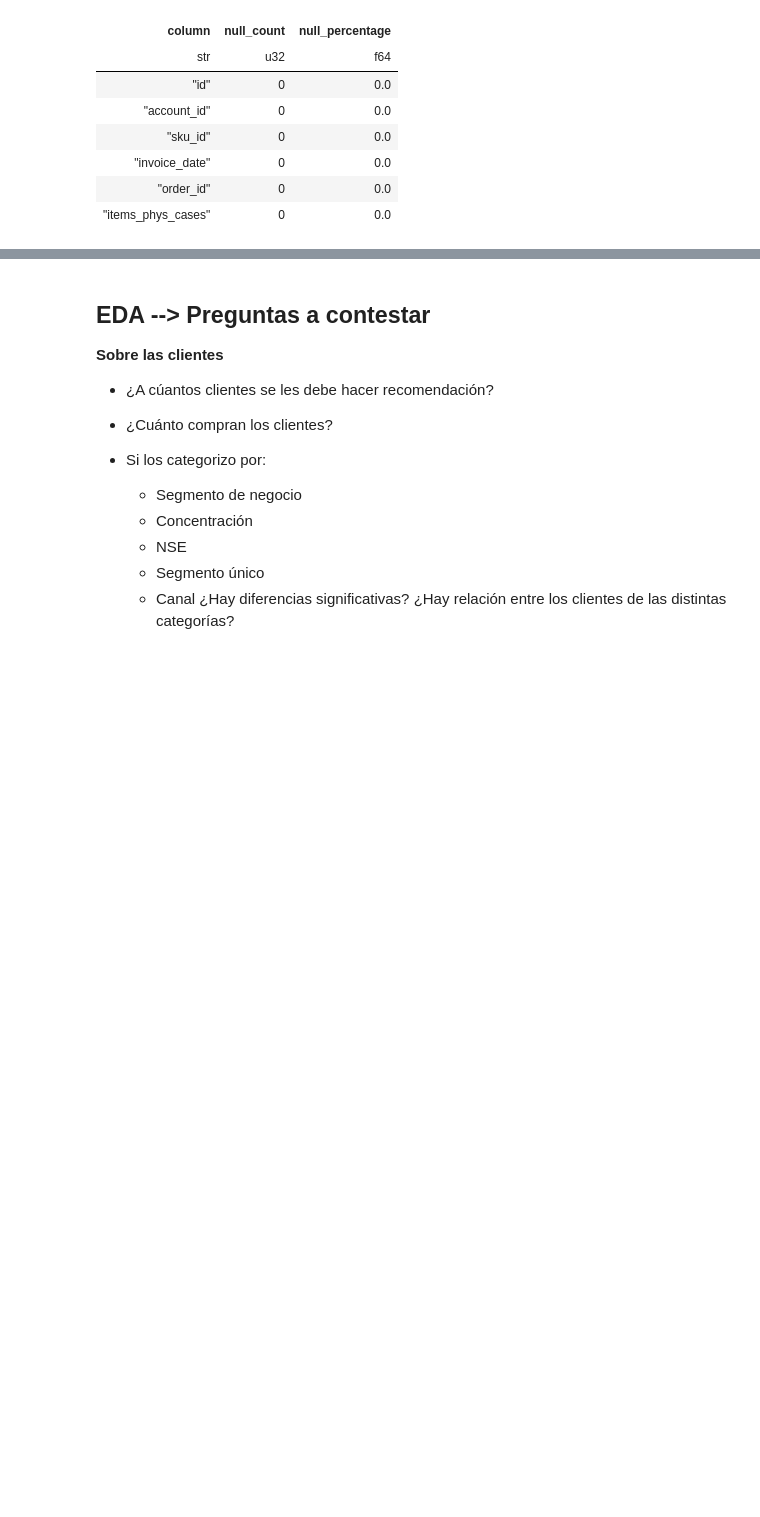
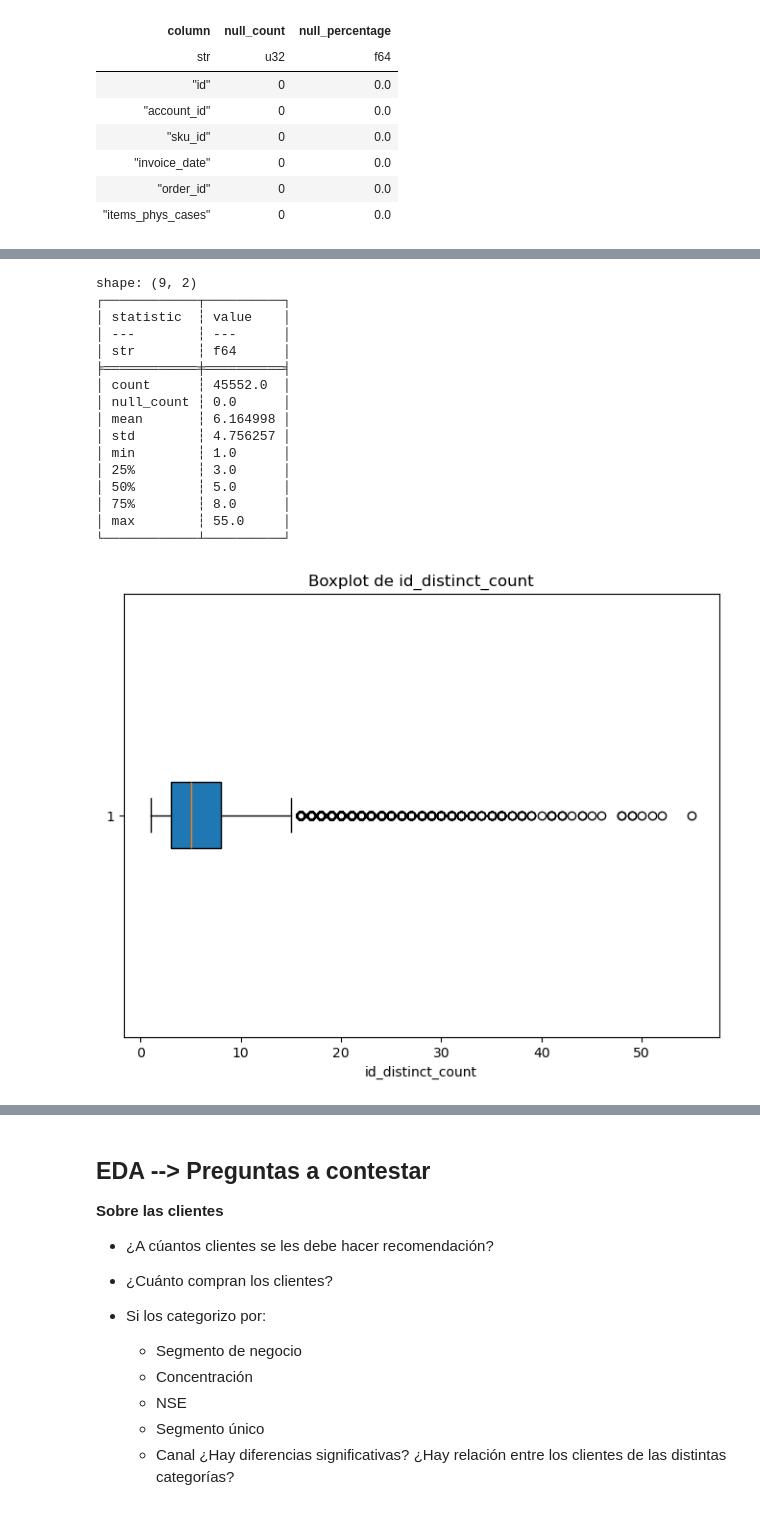
Before and after one commit to iair/challenge_AB_InBev, a Jupyter notebook: notebooks/preprocessing_EDA.ipynb, the cells around one changed output, grey strips where cells are left out. Drawn from its saved outputs; the diff is of its cells as text; code cells hidden in the pictures; blank space fills up the shorter version.

```diff
--- a/notebooks/EDA.ipynb
+++ b/notebooks/preprocessing_EDA.ipynb
@@ -592,0 +630,22 @@ shape: (6, 3)
+# %%
+result = count_distinct_grouped_by(transactions, y_column="id", x_columns=['invoice_date','account_id',"order_id"],z_columns=['invoice_date','account_id',"order_id"])
+print(result['id_distinct_count'].describe())
+plot_boxplots(result, ["id_distinct_count"])
+# %% [output]
+shape: (9, 2)
+┌────────────┬──────────┐
+│ statistic  ┆ value    │
+│ ---        ┆ ---      │
+│ str        ┆ f64      │
+╞════════════╪══════════╡
+│ count      ┆ 45552.0  │
+│ null_count ┆ 0.0      │
+│ mean       ┆ 6.164998 │
+│ std        ┆ 4.756257 │
+│ min        ┆ 1.0      │
+│ 25%        ┆ 3.0      │
+│ 50%        ┆ 5.0      │
+│ 75%        ┆ 8.0      │
+│ max        ┆ 55.0     │
+└────────────┴──────────┘
+[figure, added]
```
Also changed, not shown: parts of 15 cells of this notebook, 1 other file.
